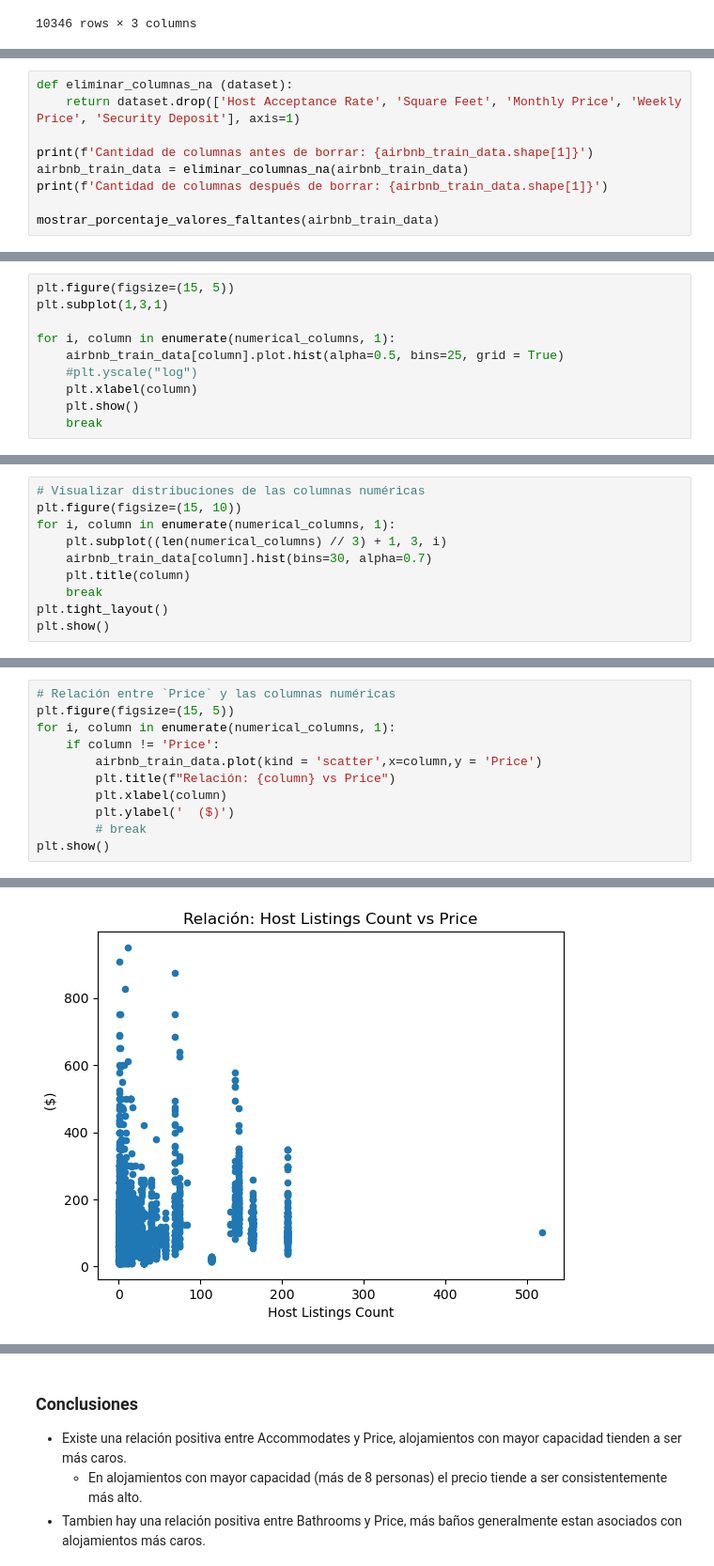
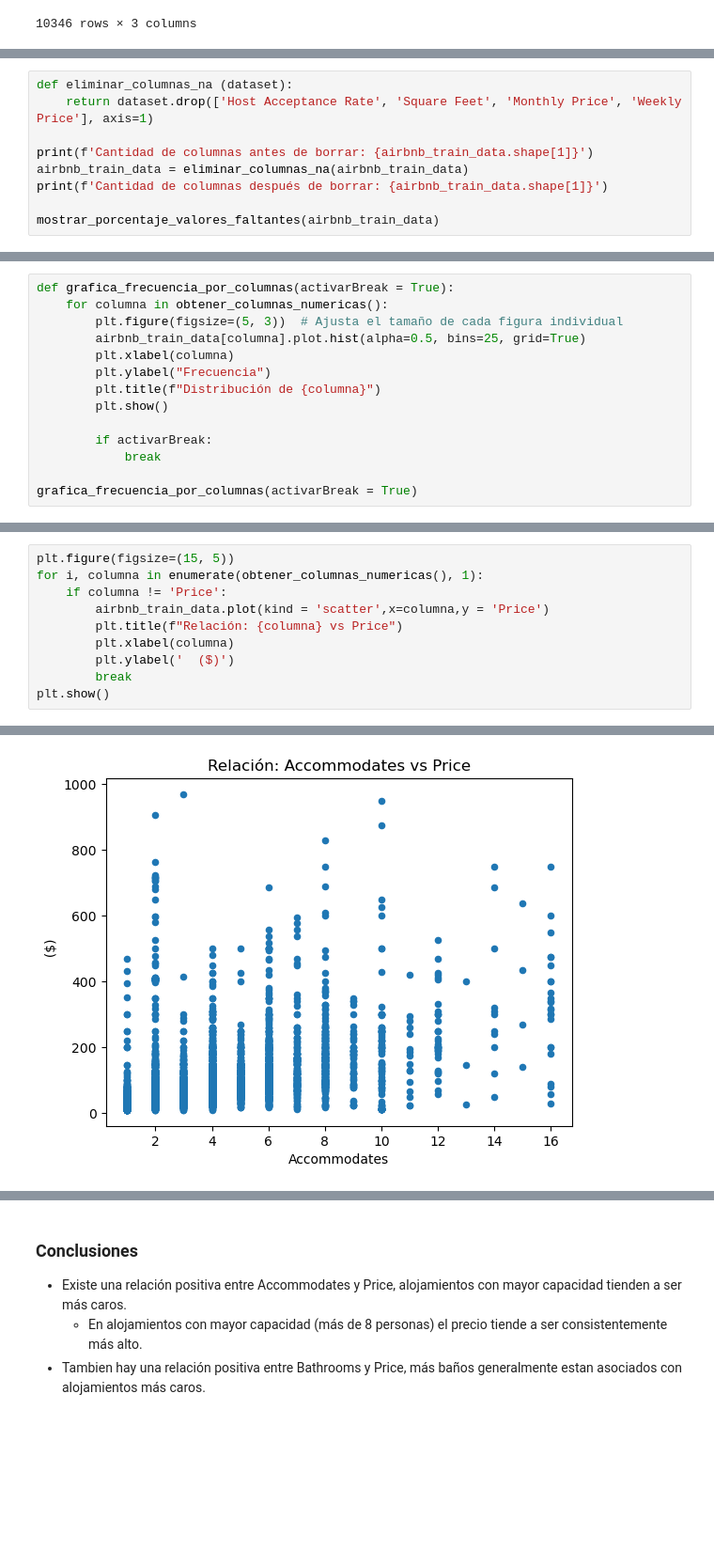
Before and after one commit to asimarra/Machine-Learning-101, a Jupyter notebook: Practica/Practica.ipynb, the cells around one changed output, grey strips where cells are left out. Shown: that part at 94% size. Cells and saved outputs as stored; diff of their text form; blank space fills up the shorter version.

```diff
--- a/Practica/Practica.ipynb
+++ b/Practica/Practica.ipynb
@@ -251,6 +252,6 @@ dtype: float64
 # %%
 def eliminar_columnas_na (dataset):
-    return dataset.drop(['Host Acceptance Rate', 'Square Feet', 'Monthly Price', 'Weekly Price', 'Security Deposit'], axis=1)
+    return dataset.drop(['Host Acceptance Rate', 'Square Feet', 'Monthly Price', 'Weekly Price'], axis=1)
 
 print(f'Cantidad de columnas antes de borrar: {airbnb_train_data.shape[1]}')
 airbnb_train_data = eliminar_columnas_na(airbnb_train_data)
@@ -402,12 +487,16 @@ Index(['Host Listings Count', 'Latitude', 'Longitude', 'Accommodates',
       dtype='object')
 # %%
-plt.figure(figsize=(15, 5))
-plt.subplot(1,3,1)
+def grafica_frecuencia_por_columnas(activarBreak = True):
+    for columna in obtener_columnas_numericas():
+        plt.figure(figsize=(5, 3))  # Ajusta el tamaño de cada figura individual
+        airbnb_train_data[columna].plot.hist(alpha=0.5, bins=25, grid=True)
+        plt.xlabel(columna)
+        plt.ylabel("Frecuencia")
+        plt.title(f"Distribución de {columna}")
+        plt.show()
 
-for i, column in enumerate(numerical_columns, 1):
-    airbnb_train_data[column].plot.hist(alpha=0.5, bins=25, grid = True)
-    #plt.yscale("log")
-    plt.xlabel(column)
-    plt.show()
-    break
+        if activarBreak:
+            break
+
+grafica_frecuencia_por_columnas(activarBreak = True)
 # %% [output]
@@ -417,10 +505,0 @@ for i, column in enumerate(numerical_columns, 1):
-# %%
-# Visualizar distribuciones de las columnas numéricas
-plt.figure(figsize=(15, 10))
-for i, column in enumerate(numerical_columns, 1):
-    plt.subplot((len(numerical_columns) // 3) + 1, 3, i)
-    airbnb_train_data[column].hist(bins=30, alpha=0.7)
-    plt.title(column)
-    break
-plt.tight_layout()
-plt.show()
@@ -429,14 +506,13 @@ plt.show()
 # %%
-# Relación entre `Price` y las columnas numéricas
 plt.figure(figsize=(15, 5))
-for i, column in enumerate(numerical_columns, 1):
-    if column != 'Price':
-        airbnb_train_data.plot(kind = 'scatter',x=column,y = 'Price')
-        plt.title(f"Relación: {column} vs Price")
-        plt.xlabel(column)
+for i, columna in enumerate(obtener_columnas_numericas(), 1):
+    if columna != 'Price':
+        airbnb_train_data.plot(kind = 'scatter',x=columna,y = 'Price')
+        plt.title(f"Relación: {columna} vs Price")
+        plt.xlabel(columna)
         plt.ylabel('  ($)')
-        # break
+        break
 plt.show()
 # %% [output]
 <Figure size 1500x500 with 0 Axes>
-[figure, old version]
+[figure, new version]
```
Also changed, not shown: parts of 38 cells of this notebook, 3 other files.
